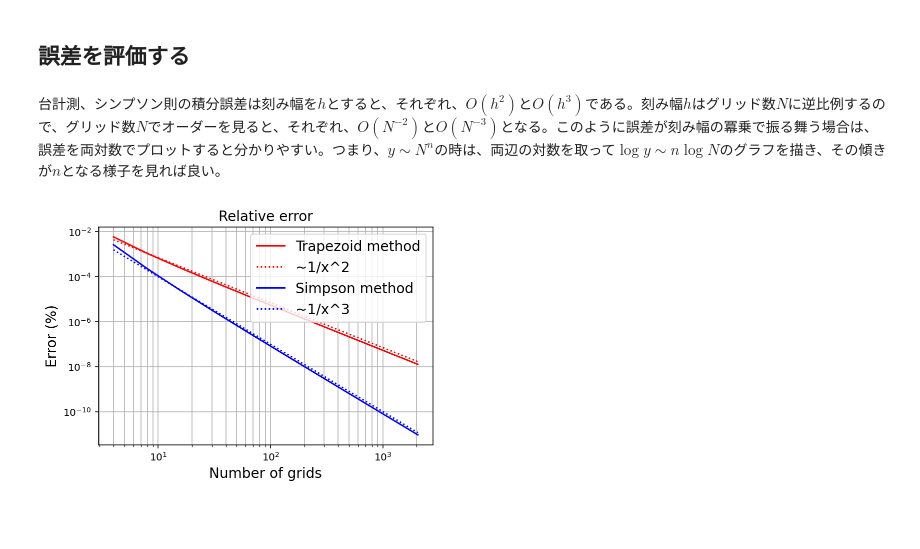
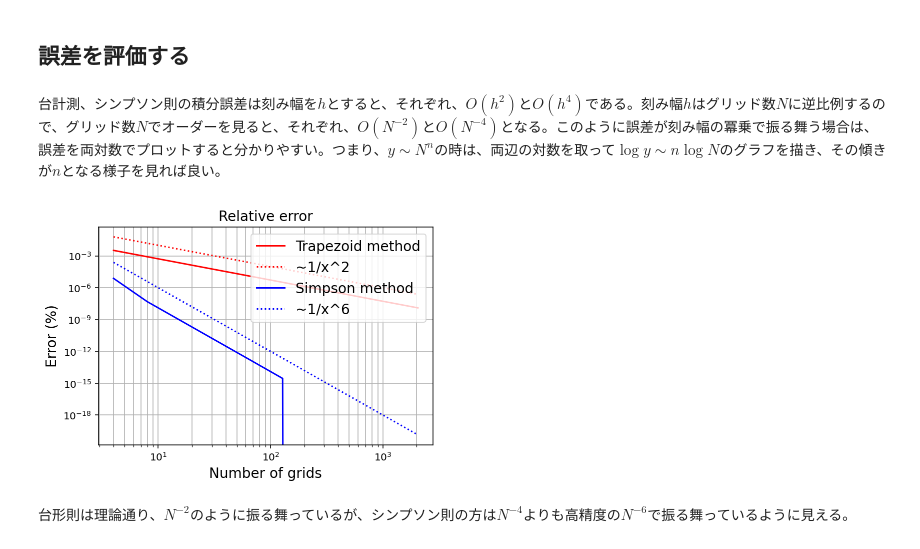
Before and after one commit to dockerytong/qe_ESM_RISM, a Jupyter notebook: notebook/02_1Scipy.ipynb, the cells around one changed output. Saved outputs shown, nothing was run; the diff lists cells and outputs as text; code cells hidden in the pictures; blank space fills up the shorter version.

```diff
--- a/notebook/02_1Scipy.ipynb
+++ b/notebook/02_1Scipy.ipynb
@@ -33,7 +33,7 @@ print(f' Simpons method:   {y2_int:22.16f}     {abs(np.pi - y2_int):10.8f}')
 # %% [markdown]
 ## 誤差を評価する
 # %% [markdown]
-台計測、シンプソン則の積分誤差は刻み幅を$h$とすると、それぞれ、$O(h^2)$と$O(h^3)$である。刻み幅$h$はグリッド数$N$に逆比例するので、グリッド数$N$でオーダーを見ると、それぞれ、$O(N^{-2})$と$O(N^{-3})$となる。このように誤差が刻み幅の冪乗で振る舞う場合は、誤差を両対数でプロットすると分かりやすい。つまり、$y\sim N^{n}$の時は、両辺の対数を取って$\log y\sim n\log N$のグラフを描き、その傾きが$n$となる様子を見れば良い。
+台計測、シンプソン則の積分誤差は刻み幅を$h$とすると、それぞれ、$O(h^2)$と$O(h^4)$である。刻み幅$h$はグリッド数$N$に逆比例するので、グリッド数$N$でオーダーを見ると、それぞれ、$O(N^{-2})$と$O(N^{-4})$となる。このように誤差が刻み幅の冪乗で振る舞う場合は、誤差を両対数でプロットすると分かりやすい。つまり、$y\sim N^{n}$の時は、両辺の対数を取って$\log y\sim n\log N$のグラフを描き、その傾きが$n$となる様子を見れば良い。
 # %%
 err_y1 = [] # 誤差を入れるリストを用意
 err_y2 = []
@@ -41,33 +41,34 @@ err_y11 = []
 err_y22 = []
 ngrid = [4, 8, 16, 32, 64, 128, 256, 512, 1024, 2048 ] # グリッド数を４〜２０４８で用意する。
 for i in ngrid:
-    x = np.linspace(0.0, 1.0, i) # グリッド数の応じてx軸の刻みを変える
+    x = np.linspace(0.0, 1.0, i+1) # グリッド数の応じてx軸の刻みを変える。刻み数は奇数にする。（区間は偶数）
     y = 4.0/(1.0+x**2) # 非積分関数値をを格納
-
     y1_int = integrate.trapz(y, x) # 台形則で積分値を計算
     y2_int = integrate.simps(y, x) # シンプソン則で積分値を計算
     err_y1.append(abs(np.pi - y1_int) / np.pi) # 厳密な値からの差を格納
     err_y2.append(abs(np.pi - y2_int) / np.pi)
-    err_y11.append(1/i**2*0.07)
-    err_y22.append(1/i**3*0.1)
+    err_y11.append(1/i**2)
+    err_y22.append(1/i**6)
 # %%
 # Figure、Axesインスタンスを生成
 fig = plt.figure()
 ax = fig.add_subplot(111)
 
 fontsize = 14
 ax.set_xscale('log') # x軸のスケールをlogとする。
 ax.set_yscale('log') # y軸のスケールをlogとする。
 ax.plot(ngrid, err_y1, linestyle='solid', color='red', label='Trapezoid method') # 台形則のエラーをプロット
 ax.plot(ngrid, err_y11, linestyle='dotted', color='red', label='~1/x^2') # 台形則のエラーをプロット
 ax.plot(ngrid, err_y2, linestyle='solid', color='blue', label='Simpson method') # シンプソン則のエラーをプロット
-ax.plot(ngrid, err_y22, linestyle='dotted', color='blue', label='~1/x^3') # シンプソン則のエラーをプロット
+ax.plot(ngrid, err_y22, linestyle='dotted', color='blue', label='~1/x^6') # シンプソン則のエラーをプロット
 # 細々と設定
 ax.set_title('Relative error', fontsize=fontsize)
 ax.set_xlabel('Number of grids', fontsize=fontsize)
 ax.set_ylabel('Error (%)', fontsize=fontsize)
 ax.grid(which="both")
 ax.legend(loc='upper right', fontsize=fontsize)
 plt.show()
 # %% [output]
-[figure, old version]
+[figure, new version]
+# %% [markdown]
+台形則は理論通り、$N^{-2}$のように振る舞っているが、シンプソン則の方は$N^{-4}$よりも高精度の$N^{-6}$で振る舞っているように見える。
```
